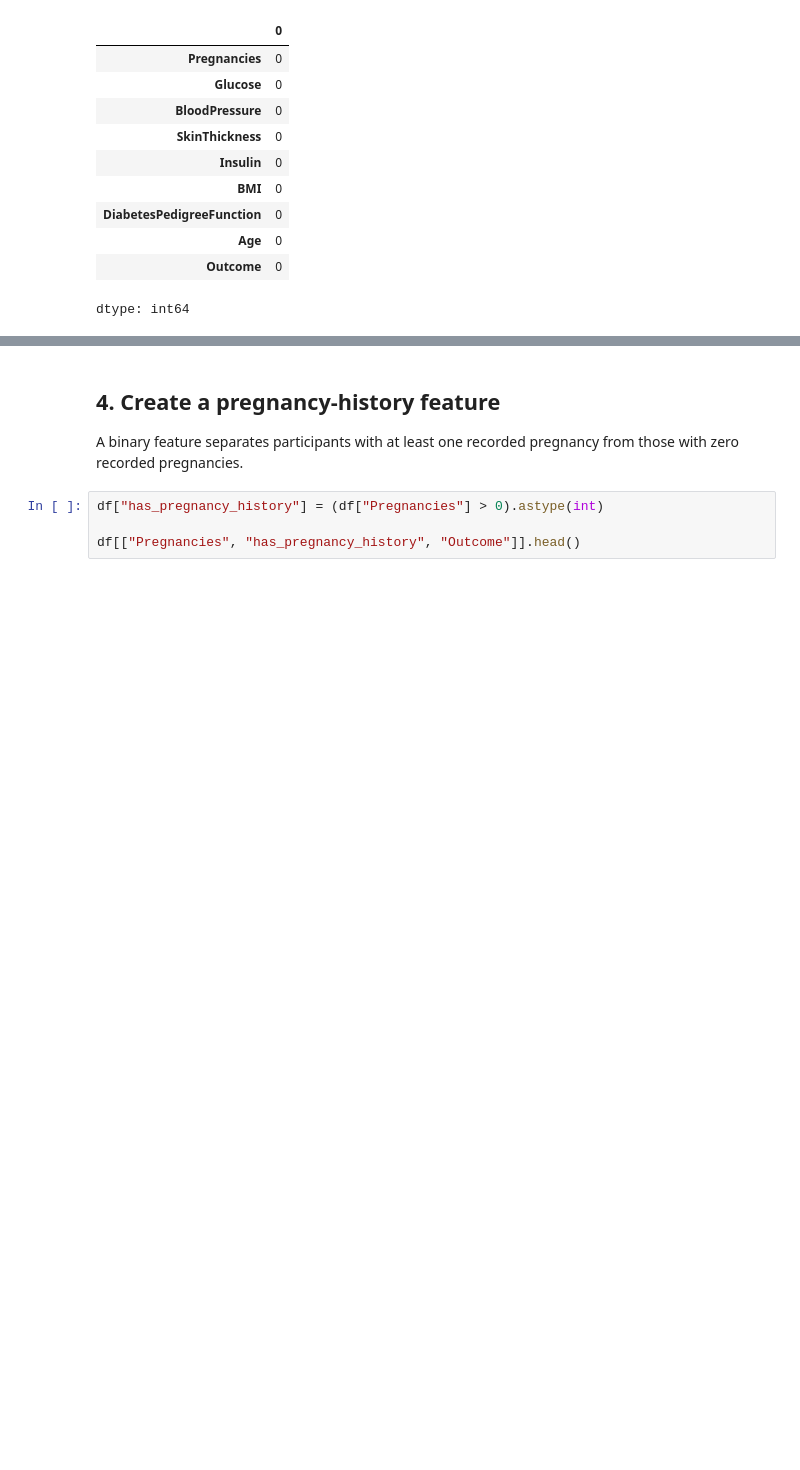
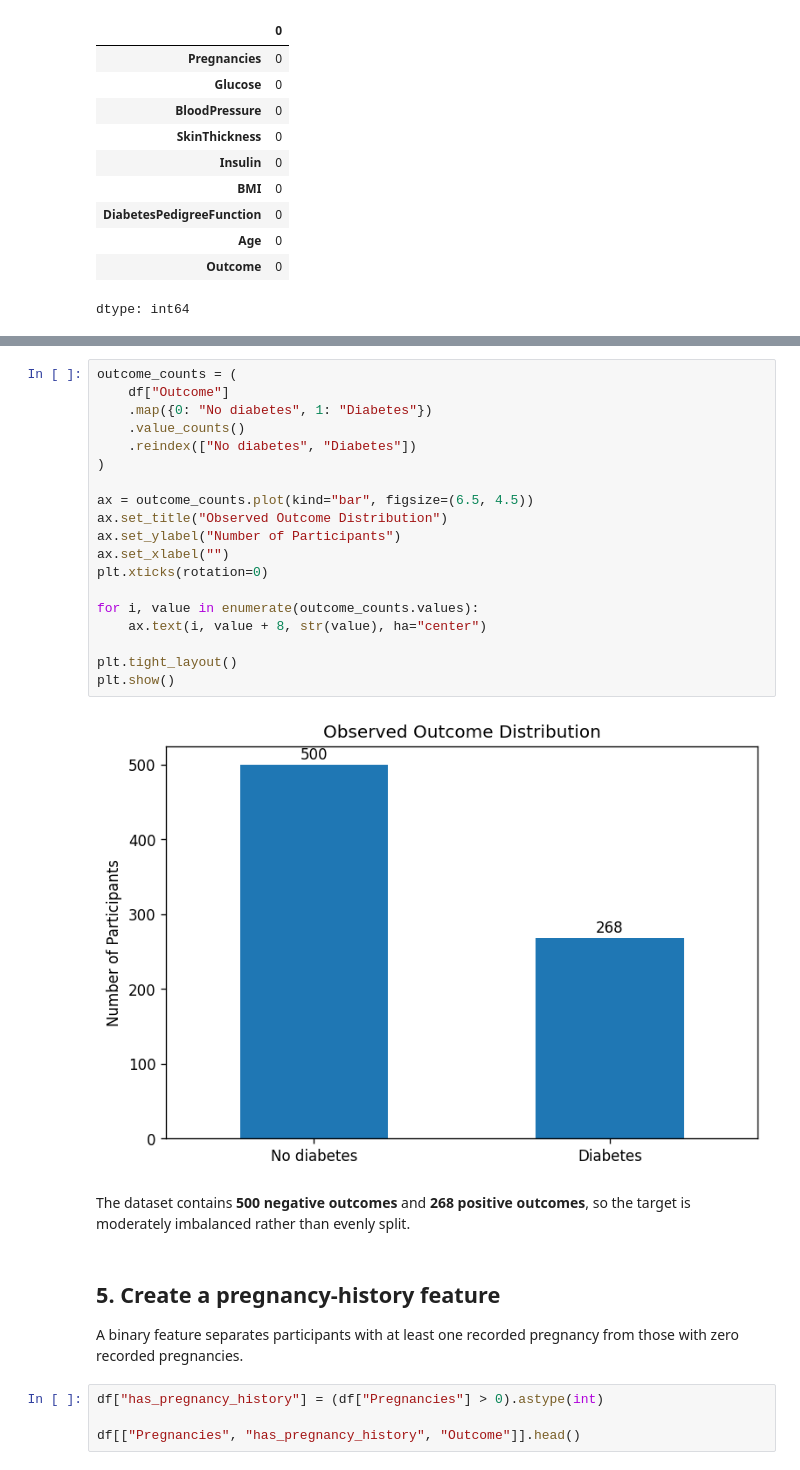
Before and after one commit to melodyyangds/Python-visualization-work, a Jupyter notebook: notebooks/diabetes_data_cleaning.ipynb, the cells around one changed output, grey strips where cells are left out. Drawn from its saved outputs; the diff is of its cells as text; blank space fills up the shorter version.

```diff
--- a/notebooks/diabetes_data_cleaning.ipynb
+++ b/notebooks/diabetes_data_cleaning.ipynb
@@ -112,5 +115,28 @@ dtype: int64
+# %%
+outcome_counts = (
+    df["Outcome"]
+    .map({0: "No diabetes", 1: "Diabetes"})
+    .value_counts()
+    .reindex(["No diabetes", "Diabetes"])
+)
+
+ax = outcome_counts.plot(kind="bar", figsize=(6.5, 4.5))
+ax.set_title("Observed Outcome Distribution")
+ax.set_ylabel("Number of Participants")
+ax.set_xlabel("")
+plt.xticks(rotation=0)
+
+for i, value in enumerate(outcome_counts.values):
+    ax.text(i, value + 8, str(value), ha="center")
+
+plt.tight_layout()
+plt.show()
+# %% [output]
+[figure, added]
+# %% [markdown]
+The dataset contains **500 negative outcomes** and **268 positive outcomes**, so the target is moderately imbalanced rather than evenly split.
 # %% [markdown]
-## 4. Create a pregnancy-history feature
+## 5. Create a pregnancy-history feature
 
 A binary feature separates participants with at least one recorded pregnancy from those with zero recorded pregnancies.
 # %%
```
Also changed, not shown: parts of 16 cells of this notebook, 7 other files.
